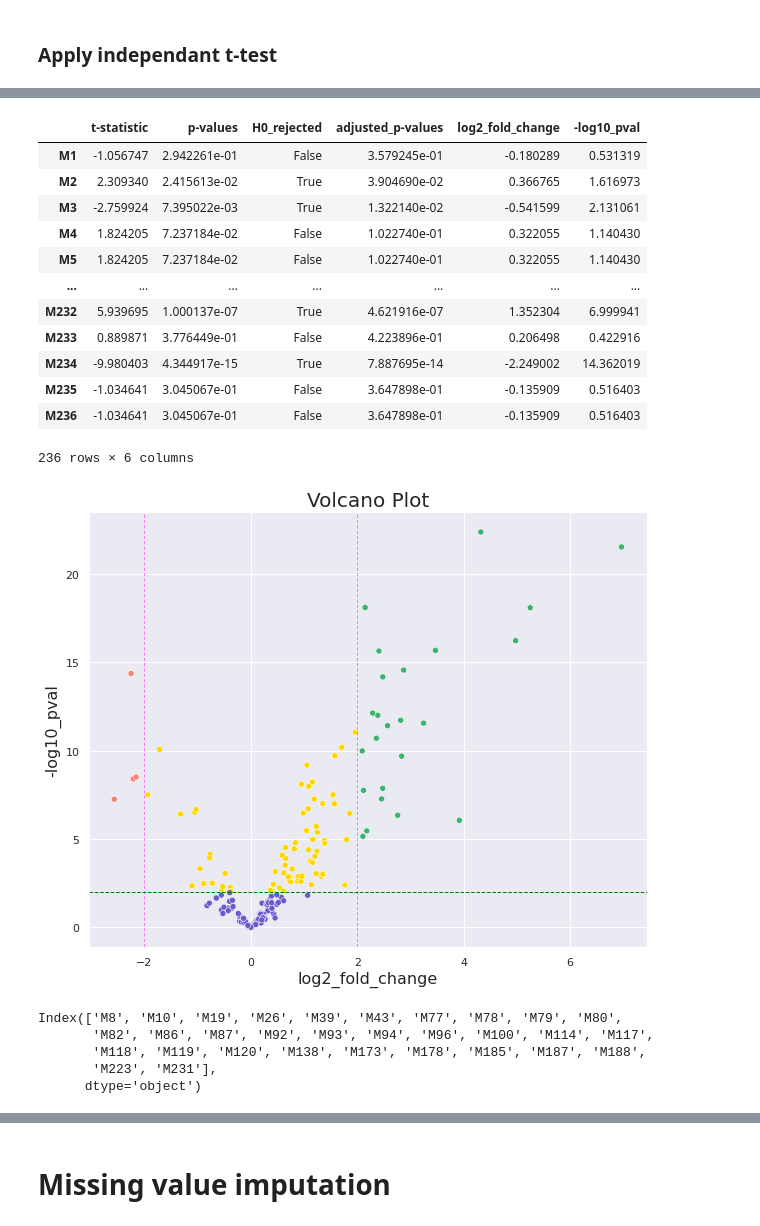
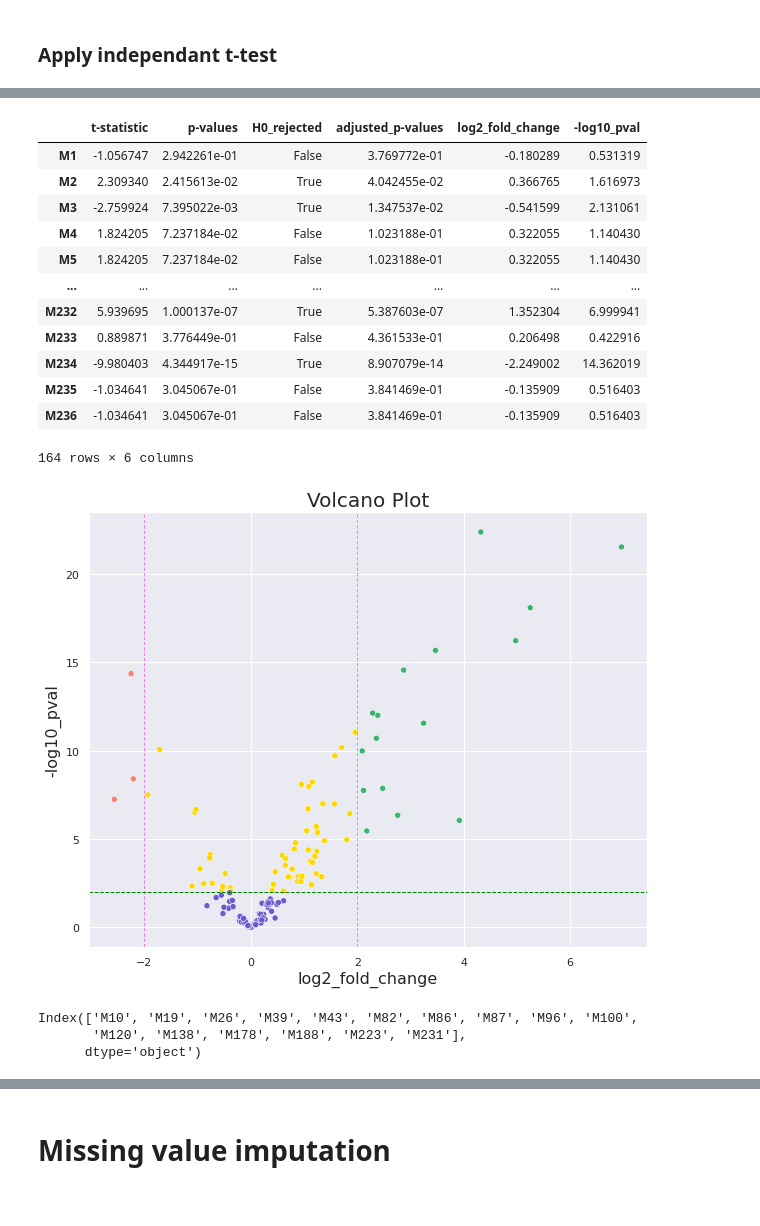
Before and after one commit to maxvincent24/bioinformatics_for_metabolomics, a Jupyter notebook: notebooks/metabolomics_peaktable_analysis.ipynb, the cells around one changed output, grey strips where cells are left out. Saved outputs shown, nothing was run; the diff lists cells and outputs as text; code cells hidden in the pictures.

```diff
--- a/notebooks/metabolomics_peaktable_analysis.ipynb
+++ b/notebooks/metabolomics_peaktable_analysis.ipynb
@@ -420,0 +725,3 @@ Metabolite M10 high correlated with ['M19']
+# %%
+peakTable3 = remove_features_RSD(peakTable2, percent_RSD_threshold)
+peakTable3
@@ -420,0 +745,3 @@ Metabolite M10 high correlated with ['M19']
+# %%
+X3 = peakTable3.iloc[:, [col[0] == 'M' for col in peakTable3.columns]]
+X3
@@ -423,7 +768,7 @@ Metabolite M10 high correlated with ['M19']
 # %% [markdown]
 ### Separate data based on Class
 # %%
-peakTable_Patient = peakTable[peakTable['Class'] == 'Patient']
+peakTable_Patient = peakTable3[peakTable3['Class'] == 'Patient']
 peakTable_Patient.head()
 # %% [output]
 |  | Idx | QC | SampleType | SampleID | Batch | Class | Organism | Organism part | Protocol REF | ... |
@@ -451,5 +796,5 @@ X_Patient.shape
 # %%
-peakTable_Control = peakTable[peakTable['Class'] == 'Control']
+peakTable_Control = peakTable3[peakTable3['Class'] == 'Control']
 peakTable_Control.head()
 # %% [output]
 |  | Idx | QC | SampleType | SampleID | Batch | Class | Organism | Organism part | Protocol REF | ... |
@@ -545,7 +890,7 @@ log2_fold_change = mean_Patient - mean_Control
 log10_pval = -np.log10(pval)
 
 results_volcano = pd.DataFrame({'t-statistic': tstat, 'p-values': pval, 'H0_rejected': reject, 'adjusted_p-values': adjusted_pval, 'log2_fold_change': log2_fold_change, '-log10_pval': log10_pval},
-                       columns=['t-statistic', 'p-values', 'H0_rejected', 'adjusted_p-values', 'log2_fold_change', '-log10_pval'], index=X.columns)
+                       columns=['t-statistic', 'p-values', 'H0_rejected', 'adjusted_p-values', 'log2_fold_change', '-log10_pval'], index=X3.columns)
 display(results_volcano)
 
 
@@ -569,53 +914,51 @@ results_volcano.loc[(results_volcano[log2_fold_change] >= log2_fold_change_thres
               & (results_volcano[pval_col] <= pval_threshold), color_col] = 'mediumseagreen'
 
 results_volcano.loc[(results_volcano[log2_fold_change] <= -log2_fold_change_threshold)
               & (results_volcano[pval_col] <= pval_threshold), color_col] = 'salmon'
 
 results_volcano.loc[(results_volcano[log2_fold_change] >= -log2_fold_change_threshold)
               & (results_volcano[log2_fold_change] <= log2_fold_change_threshold)
               & (results_volcano[pval_col] <= pval_threshold), color_col] = 'gold'
 
 results_volcano[color_col].fillna('slateblue', inplace = True)
 
 ColorsPalette = {'mediumseagreen' : 'mediumseagreen', 'salmon' : 'salmon', 'gold' : 'gold', 'slateblue' : 'slateblue'}
 
 ax = sns.scatterplot(x = log2_fold_change, y = log10_pval, hue = color_col, data = results_volcano, palette = ColorsPalette, legend = False)
 
 ax.axvline(-log2_fold_change_threshold, color = 'violet', linewidth = 1, linestyle = "dashed")
 ax.axvline(log2_fold_change_threshold, color = 'violet', linewidth = 1, linestyle = "dashed")
 
 HLinePos = -np.log10(pval_threshold)
 ax.axhline(HLinePos, color = 'green', linewidth = 1, linestyle = 'dashed')
 
 
 ax.set_title('Volcano Plot', fontsize=20)
 ax.set_xlabel('log2_fold_change', fontsize=16)
 ax.set_ylabel('-log10_pval', fontsize=16)
 
 plt.show()
 # %% [output]
 |  | t-statistic | p-values | H0_rejected | adjusted_p-values | log2_fold_change | -log10_pval |
-| M1 | -1.056747 | 2.942261e-01 | False | 3.579245e-01 | -0.180289 | 0.531319 |
-| M2 | 2.309340 | 2.415613e-02 | True | 3.904690e-02 | 0.366765 | 1.616973 |
-| M3 | -2.759924 | 7.395022e-03 | True | 1.322140e-02 | -0.541599 | 2.131061 |
-| M4 | 1.824205 | 7.237184e-02 | False | 1.022740e-01 | 0.322055 | 1.140430 |
-| M5 | 1.824205 | 7.237184e-02 | False | 1.022740e-01 | 0.322055 | 1.140430 |
+| M1 | -1.056747 | 2.942261e-01 | False | 3.769772e-01 | -0.180289 | 0.531319 |
+| M2 | 2.309340 | 2.415613e-02 | True | 4.042455e-02 | 0.366765 | 1.616973 |
+| M3 | -2.759924 | 7.395022e-03 | True | 1.347537e-02 | -0.541599 | 2.131061 |
+| M4 | 1.824205 | 7.237184e-02 | False | 1.023188e-01 | 0.322055 | 1.140430 |
+| M5 | 1.824205 | 7.237184e-02 | False | 1.023188e-01 | 0.322055 | 1.140430 |
 | ... | ... | ... | ... | ... | ... | ... |
-| M232 | 5.939695 | 1.000137e-07 | True | 4.621916e-07 | 1.352304 | 6.999941 |
-| M233 | 0.889871 | 3.776449e-01 | False | 4.223896e-01 | 0.206498 | 0.422916 |
-| M234 | -9.980403 | 4.344917e-15 | True | 7.887695e-14 | -2.249002 | 14.362019 |
-| M235 | -1.034641 | 3.045067e-01 | False | 3.647898e-01 | -0.135909 | 0.516403 |
-| M236 | -1.034641 | 3.045067e-01 | False | 3.647898e-01 | -0.135909 | 0.516403 |
+| M232 | 5.939695 | 1.000137e-07 | True | 5.387603e-07 | 1.352304 | 6.999941 |
+| M233 | 0.889871 | 3.776449e-01 | False | 4.361533e-01 | 0.206498 | 0.422916 |
+| M234 | -9.980403 | 4.344917e-15 | True | 8.907079e-14 | -2.249002 | 14.362019 |
+| M235 | -1.034641 | 3.045067e-01 | False | 3.841469e-01 | -0.135909 | 0.516403 |
+| M236 | -1.034641 | 3.045067e-01 | False | 3.841469e-01 | -0.135909 | 0.516403 |
-236 rows × 6 columns
+164 rows × 6 columns
-[figure, old version]
+[figure, new version]
-# %%
-results_volcano[results_volcano['Color'] == 'mediumseagreen'].index
-# %% [output]
-Index(['M8', 'M10', 'M19', 'M26', 'M39', 'M43', 'M77', 'M78', 'M79', 'M80',
-       'M82', 'M86', 'M87', 'M92', 'M93', 'M94', 'M96', 'M100', 'M114', 'M117',
-       'M118', 'M119', 'M120', 'M138', 'M173', 'M178', 'M185', 'M187', 'M188',
-       'M223', 'M231'],
-      dtype='object')
+# %%
+results_volcano[results_volcano['Color'] == 'mediumseagreen'].index
+# %% [output]
+Index(['M10', 'M19', 'M26', 'M39', 'M43', 'M82', 'M86', 'M87', 'M96', 'M100',
+       'M120', 'M138', 'M178', 'M188', 'M223', 'M231'],
+      dtype='object')
 # %%
 met_id[met_id['Name'].isin(results_volcano[results_volcano['Color'] == 'mediumseagreen'].index)]
 # %% [output]
```
Also changed, not shown: parts of 106 cells of this notebook, 9 other files.
